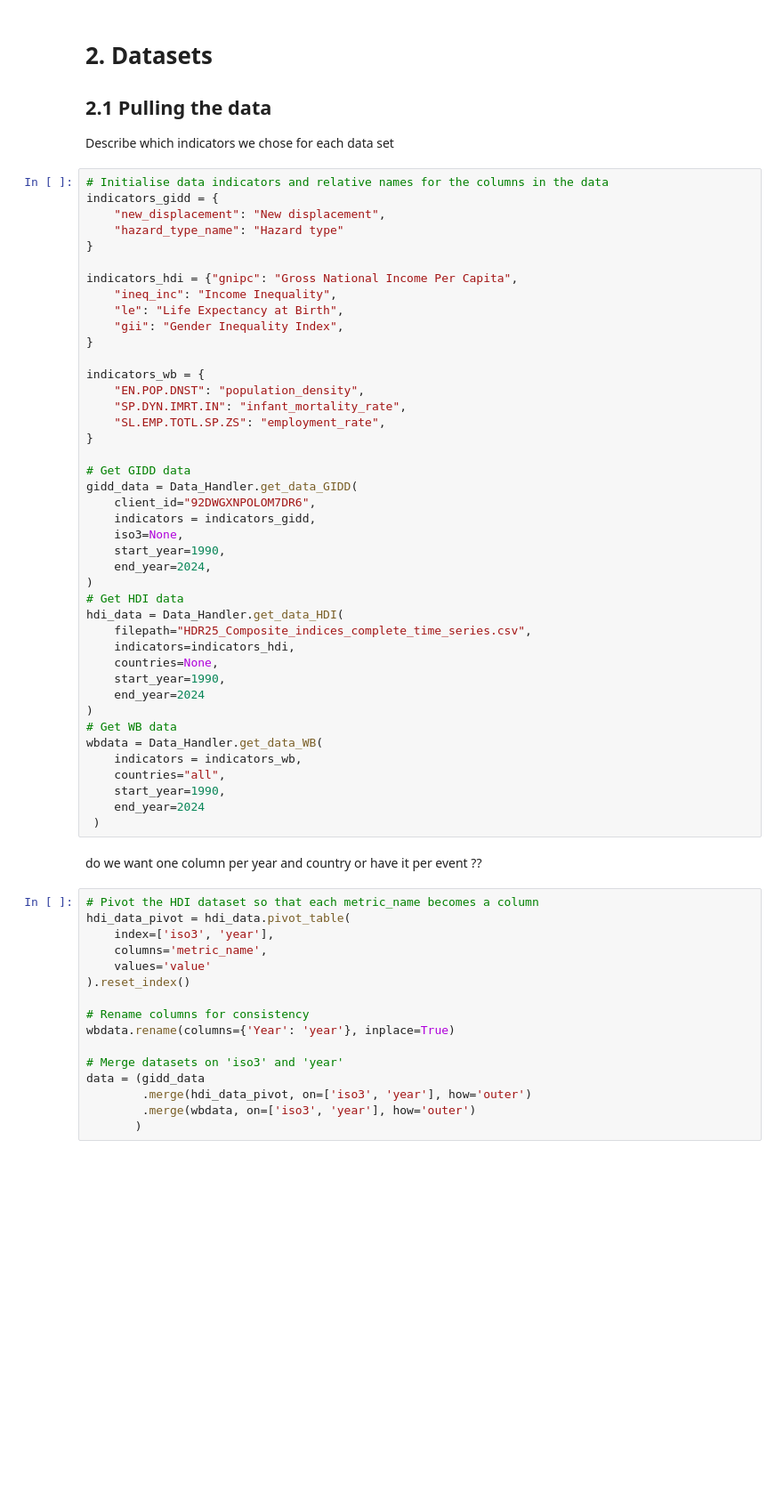
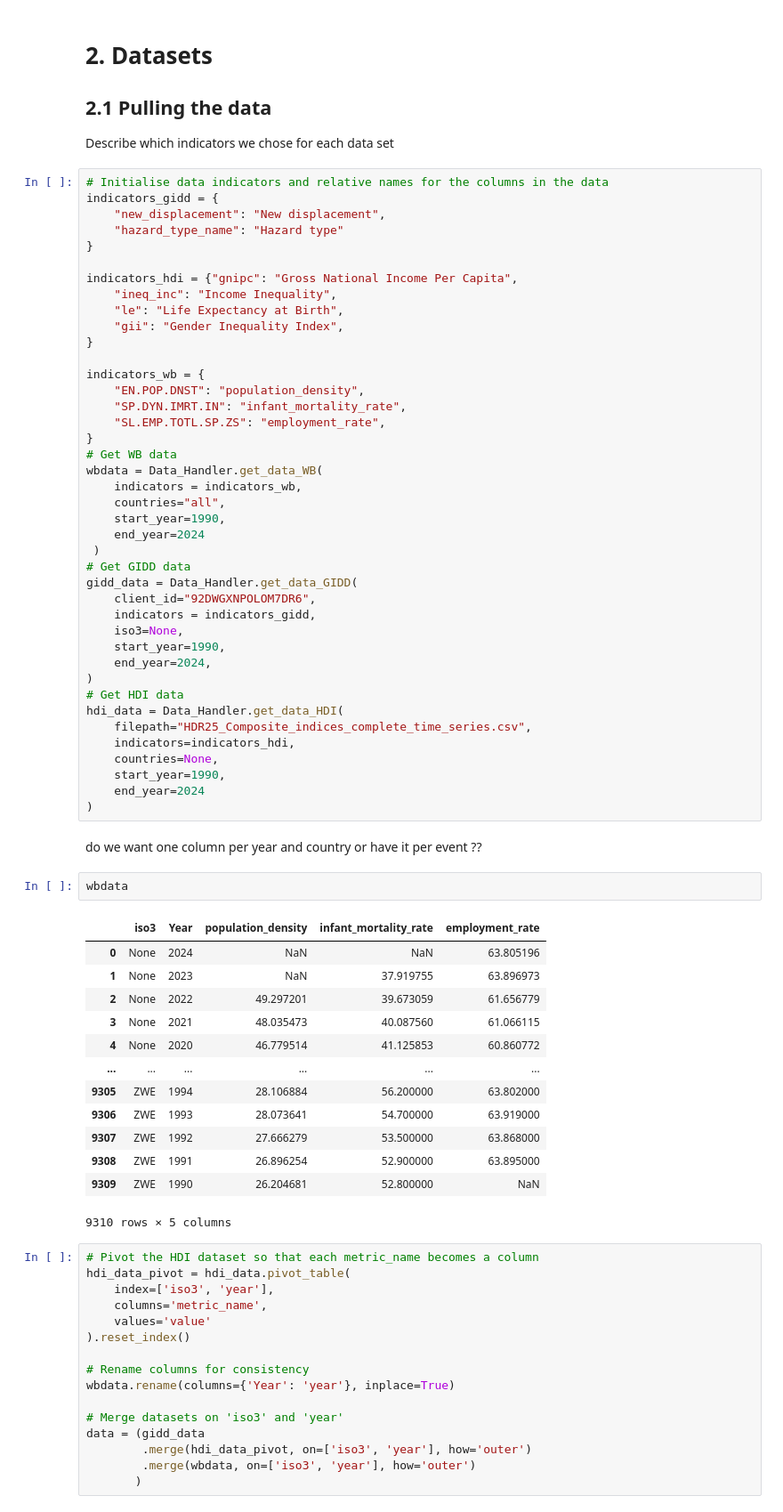
Before and after one commit to lukavicius/SpatialDataScienceProject, a Jupyter notebook: Analysis.ipynb, the cells around one changed output. Shown at 89% size. Drawn from its saved outputs; the diff is of its cells as text; blank space fills up the shorter version.

```diff
--- a/Analysis.ipynb
+++ b/Analysis.ipynb
@@ -47,7 +47,13 @@ indicators_wb = {
     "SP.DYN.IMRT.IN": "infant_mortality_rate",
     "SL.EMP.TOTL.SP.ZS": "employment_rate",
 }
-
+# Get WB data
+wbdata = Data_Handler.get_data_WB(
+    indicators = indicators_wb,
+    countries="all",
+    start_year=1990,
+    end_year=2024
+ )
 # Get GIDD data
 gidd_data = Data_Handler.get_data_GIDD(
     client_id="92DWGXNPOLOM7DR6",
@@ -64,15 +70,24 @@ hdi_data = Data_Handler.get_data_HDI(
     start_year=1990,
     end_year=2024
 )
-# Get WB data
-wbdata = Data_Handler.get_data_WB(
-    indicators = indicators_wb,
-    countries="all",
-    start_year=1990,
-    end_year=2024
- )
 # %% [markdown]
 do we want one column per  year and country or have it per event ??
+# %%
+wbdata
+# %% [output]
+|  | iso3 | Year | population_density | infant_mortality_rate | employment_rate |
+| 0 | None | 2024 | NaN | NaN | 63.805196 |
+| 1 | None | 2023 | NaN | 37.919755 | 63.896973 |
+| 2 | None | 2022 | 49.297201 | 39.673059 | 61.656779 |
+| 3 | None | 2021 | 48.035473 | 40.087560 | 61.066115 |
+| 4 | None | 2020 | 46.779514 | 41.125853 | 60.860772 |
+| ... | ... | ... | ... | ... | ... |
+| 9305 | ZWE | 1994 | 28.106884 | 56.200000 | 63.802000 |
+| 9306 | ZWE | 1993 | 28.073641 | 54.700000 | 63.919000 |
+| 9307 | ZWE | 1992 | 27.666279 | 53.500000 | 63.868000 |
+| 9308 | ZWE | 1991 | 26.896254 | 52.900000 | 63.895000 |
+| 9309 | ZWE | 1990 | 26.204681 | 52.800000 | NaN |
+9310 rows × 5 columns
 # %%
 # Pivot the HDI dataset so that each metric_name becomes a column
 hdi_data_pivot = hdi_data.pivot_table(
```
Also changed, not shown: parts of 1 cell of this notebook, 2 other files.
